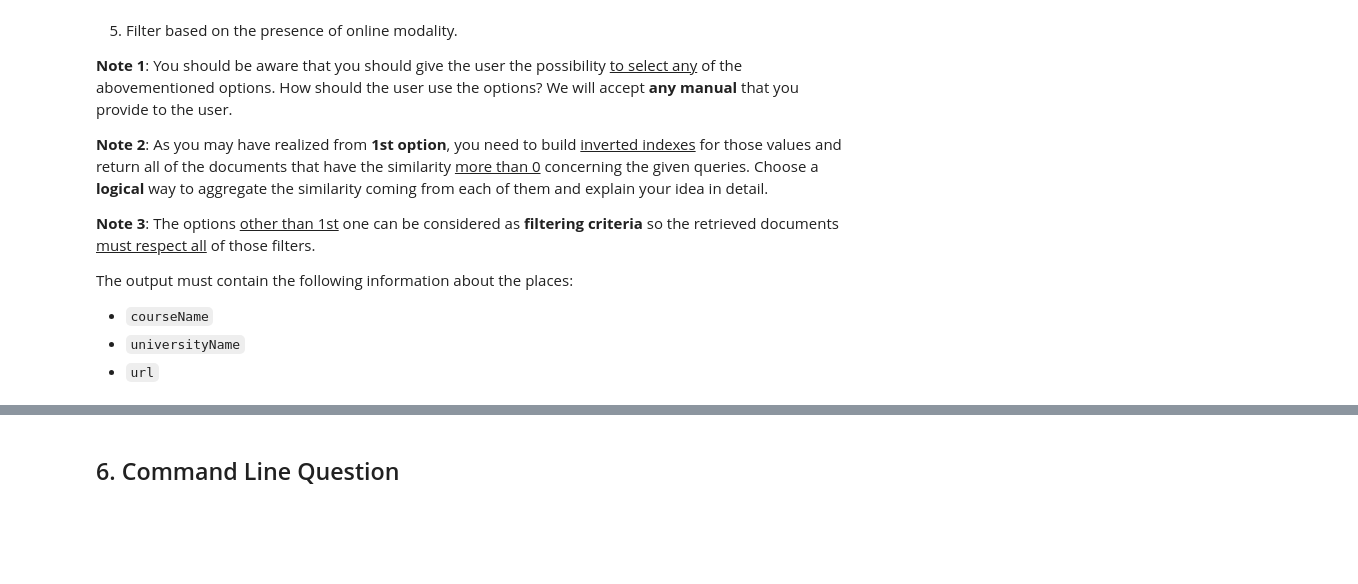
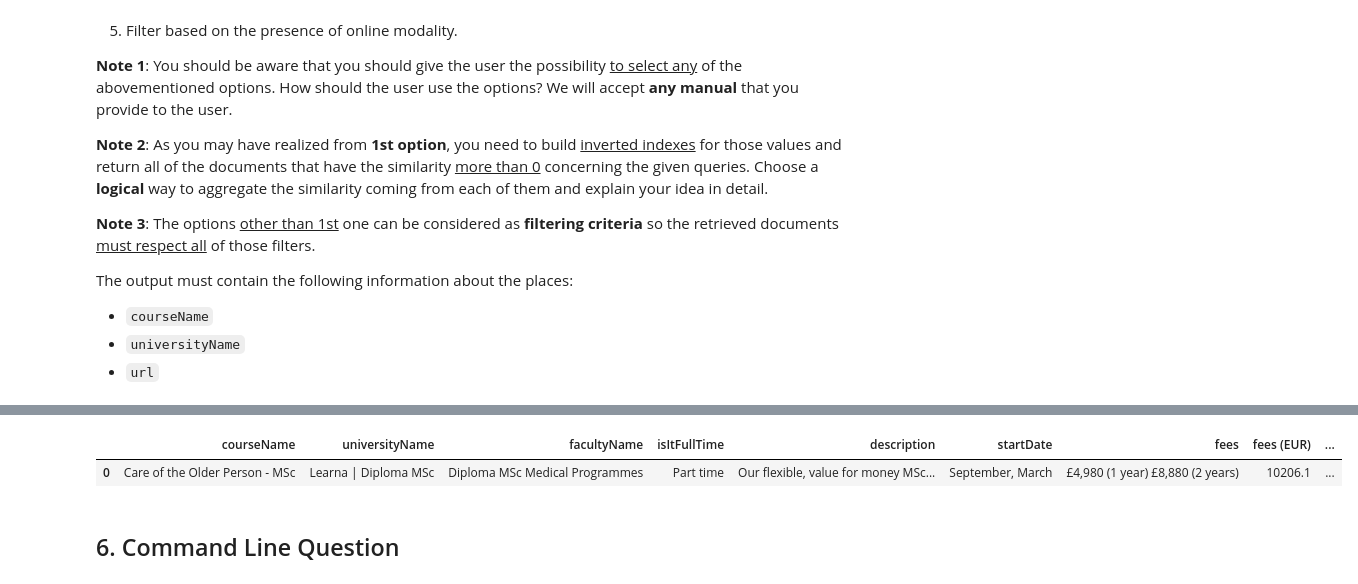
Before and after one commit to LorenzoPannacci/ADM-HW3, a Jupyter notebook: main.ipynb, the cells around one changed output, grey strips where cells are left out. Drawn from its saved outputs; the diff is of its cells as text; code cells hidden in the pictures; blank space fills up the shorter version.

```diff
--- a/main.ipynb
+++ b/main.ipynb
@@ -658,3 +744,11 @@ The output must contain the following information about the places:
+# %%
+# showing results of advanced search engine
+
+file_path = tsvs_path + "course_40.tsv"
+pd.read_csv(file_path, sep = '\t')
+# %% [output]
+|  | courseName | universityName | facultyName | isItFullTime | description | startDate | fees | fees (EUR) | ... |
+| 0 | Care of the Older Person - MSc | Learna | Diploma MSc | Diploma MSc Medical Programmes | Part time | Our flexible, value for money MSc... | September, March | £4,980 (1 year) £8,880 (2 years) | 10206.1 | ... |
 # %% [markdown]
 ## 6. Command Line Question
 # %% [markdown]
```
Also changed, not shown: parts of 8 cells of this notebook, 2 other files.
